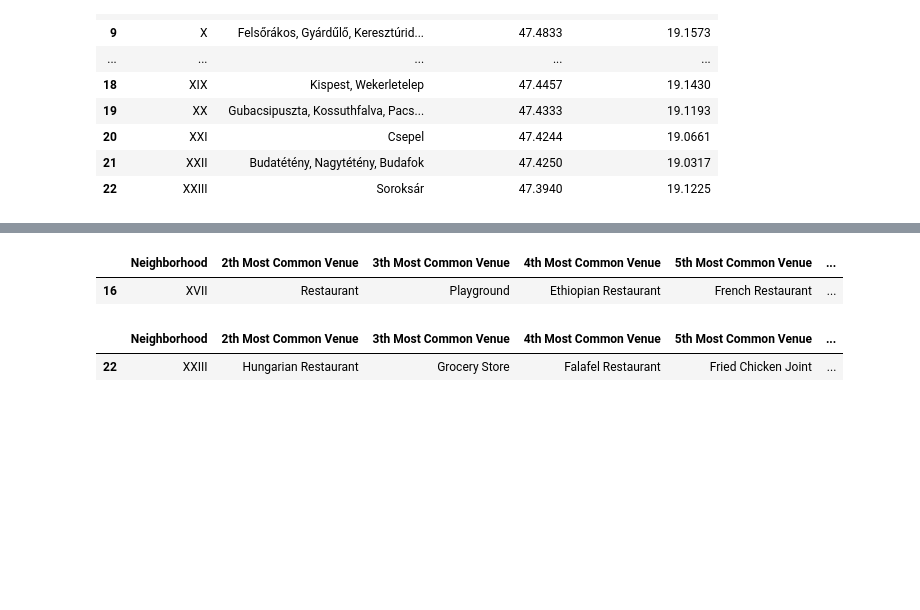
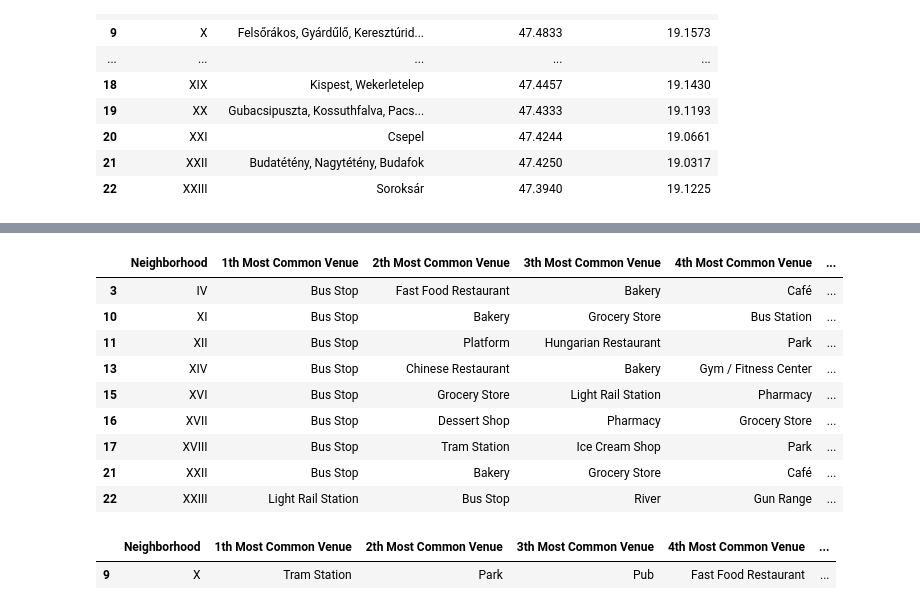
Before and after one commit to AmbrusAttila/Coursera-IBM-Data-Science-Specialization-Capstone, a Jupyter notebook: The battle of neighborhoods.ipynb, the cells around one changed output, grey strips where cells are left out. Saved outputs shown, nothing was run; the diff lists cells and outputs as text; code cells hidden in the pictures; blank space fills up the shorter version.

```diff
--- a/The battle of neighborhoods.ipynb
+++ b/The battle of neighborhoods.ipynb
@@ -183,8 +185,8 @@ map
 CLIENT_ID='YOUR_ID'
 CLIENT_SECRET='YOUR_SECRET'
 VERSION='20180605'
-LIMIT=100
-RADIUS=500
+LIMIT=300
+RADIUS=1000
 # %%
 # The code was removed by Watson Studio for sharing.
 # %%
@@ -404,10 +409,18 @@ merged.loc[merged['Cluster Labels']==3, merged.columns[[0]+list(range(k, merged.
 # %%
-merged.loc[merged['Cluster Labels']==4, merged.columns[[0]+list(range(k, merged.shape[1]))]]
+merged.loc[merged['Cluster Labels']==4, merged.columns[[0]+list(range(k-1, merged.shape[1]))]]
 # %% [output]
-|  | Neighborhood | 2th Most Common Venue | 3th Most Common Venue | 4th Most Common Venue | 5th Most Common Venue | ... |
-| 16 | XVII | Restaurant | Playground | Ethiopian Restaurant | French Restaurant | ... |
+|  | Neighborhood | 1th Most Common Venue | 2th Most Common Venue | 3th Most Common Venue | 4th Most Common Venue | ... |
+| 3 | IV | Bus Stop | Fast Food Restaurant | Bakery | Café | ... |
+| 10 | XI | Bus Stop | Bakery | Grocery Store | Bus Station | ... |
+| 11 | XII | Bus Stop | Platform | Hungarian Restaurant | Park | ... |
+| 13 | XIV | Bus Stop | Chinese Restaurant | Bakery | Gym / Fitness Center | ... |
+| 15 | XVI | Bus Stop | Grocery Store | Light Rail Station | Pharmacy | ... |
+| 16 | XVII | Bus Stop | Dessert Shop | Pharmacy | Grocery Store | ... |
+| 17 | XVIII | Bus Stop | Tram Station | Ice Cream Shop | Park | ... |
+| 21 | XXII | Bus Stop | Bakery | Grocery Store | Café | ... |
+| 22 | XXIII | Light Rail Station | Bus Stop | River | Gun Range | ... |
 # %%
-merged.loc[merged['Cluster Labels']==5, merged.columns[[0]+list(range(k, merged.shape[1]))]]
+merged.loc[merged['Cluster Labels']==5, merged.columns[[0]+list(range(k-1, merged.shape[1]))]]
 # %% [output]
-|  | Neighborhood | 2th Most Common Venue | 3th Most Common Venue | 4th Most Common Venue | 5th Most Common Venue | ... |
-| 22 | XXIII | Hungarian Restaurant | Grocery Store | Falafel Restaurant | Fried Chicken Joint | ... |
+|  | Neighborhood | 1th Most Common Venue | 2th Most Common Venue | 3th Most Common Venue | 4th Most Common Venue | ... |
+| 9 | X | Tram Station | Park | Pub | Fast Food Restaurant | ... |
```
Also changed, not shown: parts of 15 cells of this notebook.
